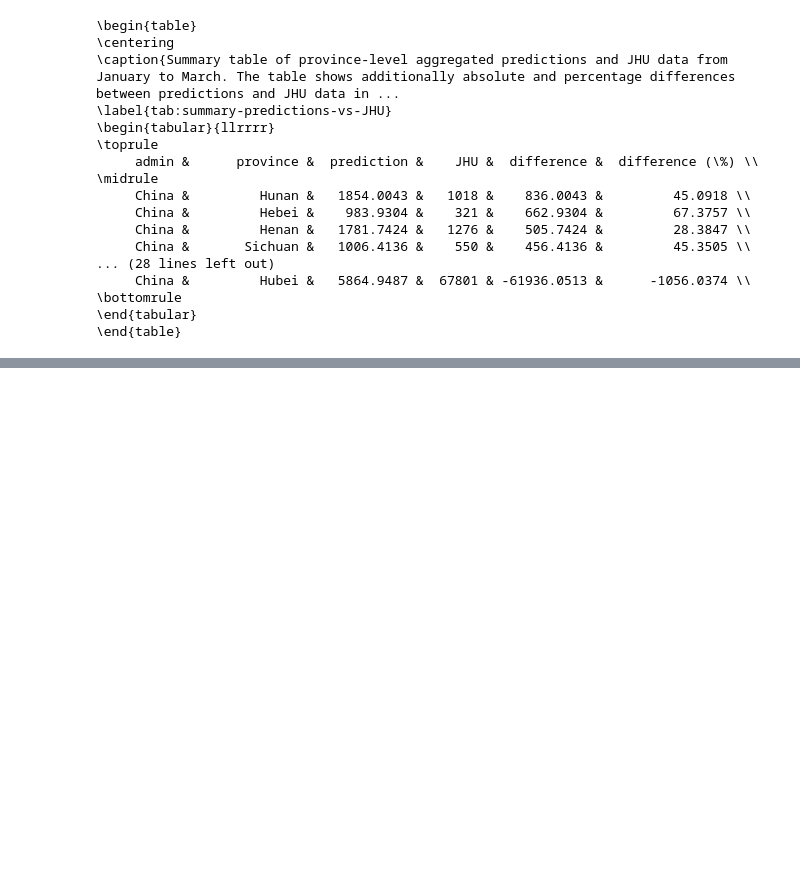
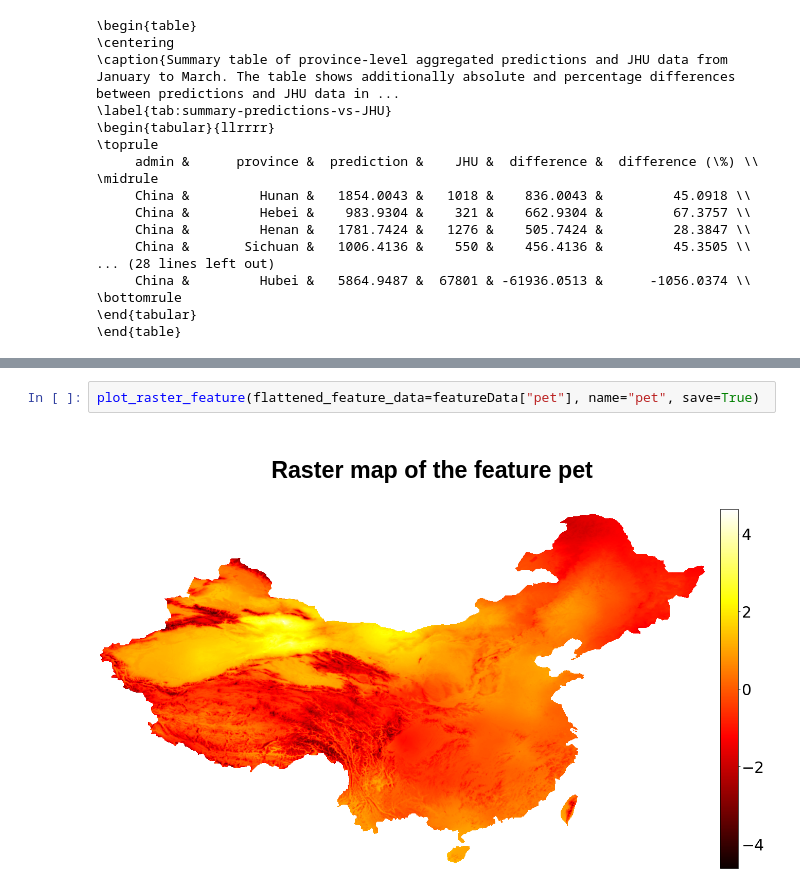
Before and after one commit to dsvanidze/replicability, a Jupyter notebook: jupyter-notebooks/fine-scale-predictions/generate-fine-scale-features.ipynb, the cells around one changed output, grey strips where cells are left out. Drawn from its saved outputs; the diff is of its cells as text; blank space fills up the shorter version.

```diff
--- a/jupyter-notebooks/fine-scale-predictions/generate-fine-scale-features.ipynb
+++ b/jupyter-notebooks/fine-scale-predictions/generate-fine-scale-features.ipynb
@@ -509,0 +558,5 @@ plot_shapefile_map(data=predicted_with_JHU,
+# %%
+plot_raster_feature(flattened_feature_data=featureData["pet"], name="pet", save=True)
+# %% [output]
+## <center>Raster map of the feature pet</center>
+[figure, added]
```
Also changed, not shown: parts of 16 cells of this notebook, 8 other files.
